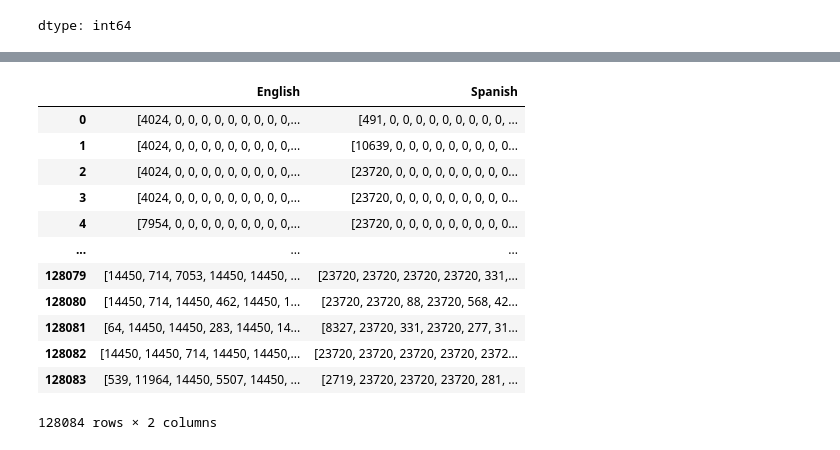
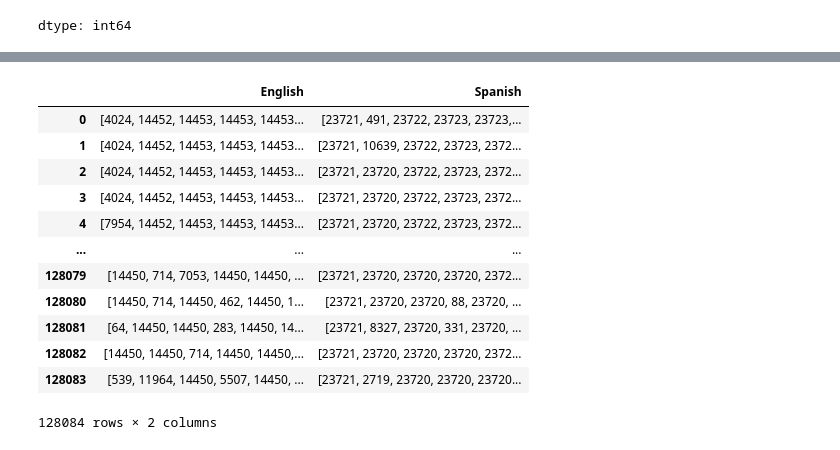
Before and after one commit to MBUYt0n/DL, a Jupyter notebook: Lab8/DL_Lab8_preproc_subword.ipynb, the cells around one changed output, grey strips where cells are left out. Drawn from its saved outputs; the diff is of its cells as text; code cells hidden in the pictures.

```diff
--- a/Lab8/DL_Lab8_preproc_subword.ipynb
+++ b/Lab8/DL_Lab8_preproc_subword.ipynb
@@ -187,28 +265,26 @@ df1 = pd.DataFrame(new_data, columns=["English", "Spanish"])
 # %%
-def pad(text, max_len):
-    return text + [0] * (max_len - len(text))
-
-df1["English"] = df1["English"].apply(lambda x: pad(x, 12))
-df1["Spanish"] = df1["Spanish"].apply(lambda x: pad(x, 12))
+df2 = df.copy()
+def pad(x, max_len, vocab):
+    while len(x) < max_len:
+        x.append(vocab["<PAD>"])
+    return x
+df2["English"] = df2["English"].apply(lambda x: pad(x, 48, e_vocab))
+df2["Spanish"] = df2["Spanish"].apply(lambda x: pad(x, 51, s_vocab))
+df2
+# %% [output]
+|  | English | Spanish |
+| 0 | [4024, 14452, 14453, 14453, 14453... | [23721, 491, 23722, 23723, 23723,... |
+| 1 | [4024, 14452, 14453, 14453, 14453... | [23721, 10639, 23722, 23723, 2372... |
+| 2 | [4024, 14452, 14453, 14453, 14453... | [23721, 23720, 23722, 23723, 2372... |
+| 3 | [4024, 14452, 14453, 14453, 14453... | [23721, 23720, 23722, 23723, 2372... |
+| 4 | [7954, 14452, 14453, 14453, 14453... | [23721, 23720, 23722, 23723, 2372... |
+| ... | ... | ... |
+| 128079 | [14450, 714, 7053, 14450, 14450, ... | [23721, 23720, 23720, 23720, 2372... |
+| 128080 | [14450, 714, 14450, 462, 14450, 1... | [23721, 23720, 23720, 88, 23720, ... |
+| 128081 | [64, 14450, 14450, 283, 14450, 14... | [23721, 8327, 23720, 331, 23720, ... |
+| 128082 | [14450, 14450, 714, 14450, 14450,... | [23721, 23720, 23720, 23720, 2372... |
+| 128083 | [539, 11964, 14450, 5507, 14450, ... | [23721, 2719, 23720, 23720, 23720... |
+128084 rows × 2 columns
-# %%
-df2 = df.copy()
-df2["English"] = df2["English"].apply(lambda x: pad(x, 47))
-df2["Spanish"] = df2["Spanish"].apply(lambda x: pad(x, 49))
-df2
-# %% [output]
-|  | English | Spanish |
-| 0 | [4024, 0, 0, 0, 0, 0, 0, 0, 0, 0,... | [491, 0, 0, 0, 0, 0, 0, 0, 0, 0, ... |
-| 1 | [4024, 0, 0, 0, 0, 0, 0, 0, 0, 0,... | [10639, 0, 0, 0, 0, 0, 0, 0, 0, 0... |
-| 2 | [4024, 0, 0, 0, 0, 0, 0, 0, 0, 0,... | [23720, 0, 0, 0, 0, 0, 0, 0, 0, 0... |
-| 3 | [4024, 0, 0, 0, 0, 0, 0, 0, 0, 0,... | [23720, 0, 0, 0, 0, 0, 0, 0, 0, 0... |
-| 4 | [7954, 0, 0, 0, 0, 0, 0, 0, 0, 0,... | [23720, 0, 0, 0, 0, 0, 0, 0, 0, 0... |
-| ... | ... | ... |
-| 128079 | [14450, 714, 7053, 14450, 14450, ... | [23720, 23720, 23720, 23720, 331,... |
-| 128080 | [14450, 714, 14450, 462, 14450, 1... | [23720, 23720, 88, 23720, 568, 42... |
-| 128081 | [64, 14450, 14450, 283, 14450, 14... | [8327, 23720, 331, 23720, 277, 31... |
-| 128082 | [14450, 14450, 714, 14450, 14450,... | [23720, 23720, 23720, 23720, 2372... |
-| 128083 | [539, 11964, 14450, 5507, 14450, ... | [2719, 23720, 23720, 23720, 281, ... |
-128084 rows × 2 columns
 # %%
 df.to_csv("output_bpe.csv", index=False)
 df1.to_csv("output1_bpe.csv", index=False)
```
Also changed, not shown: parts of 9 cells of this notebook, 2 other files.
